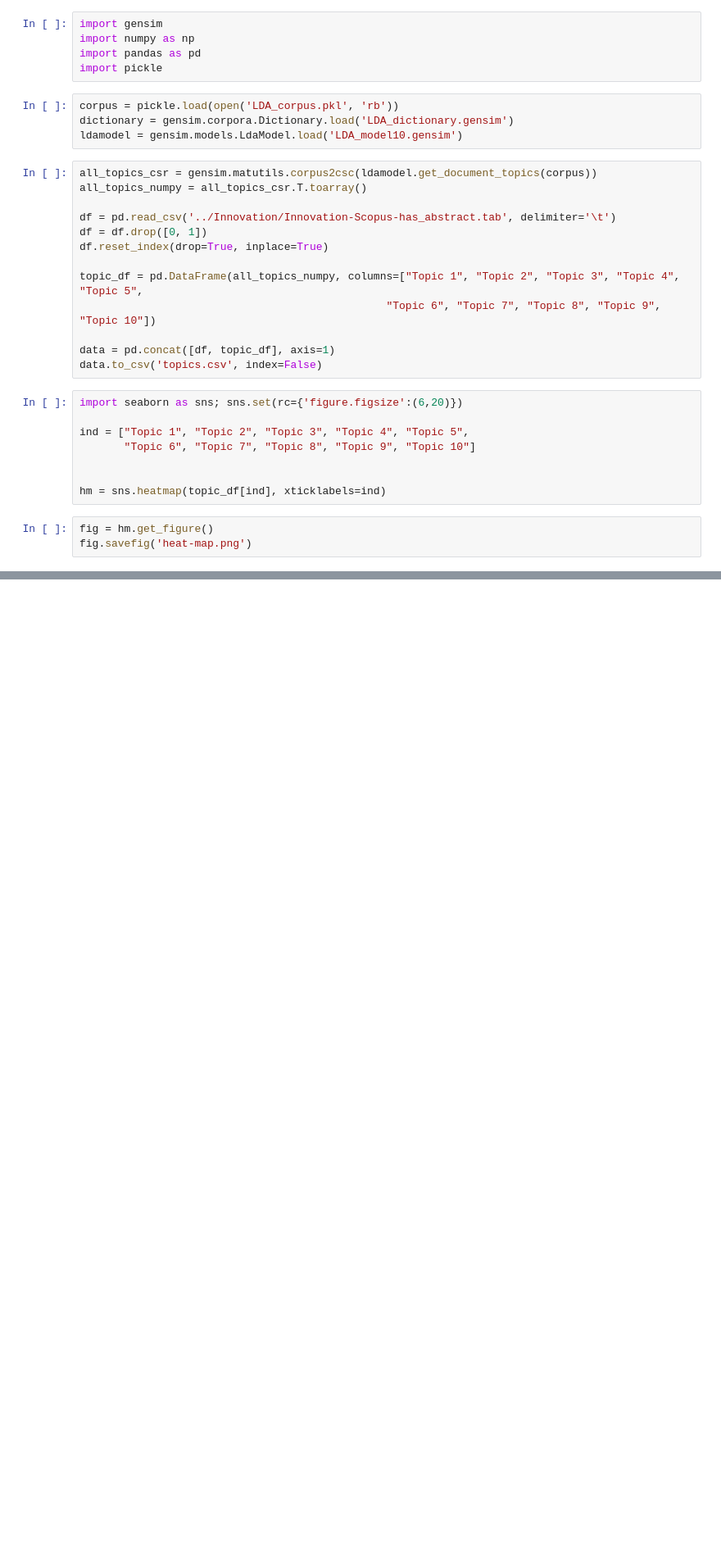
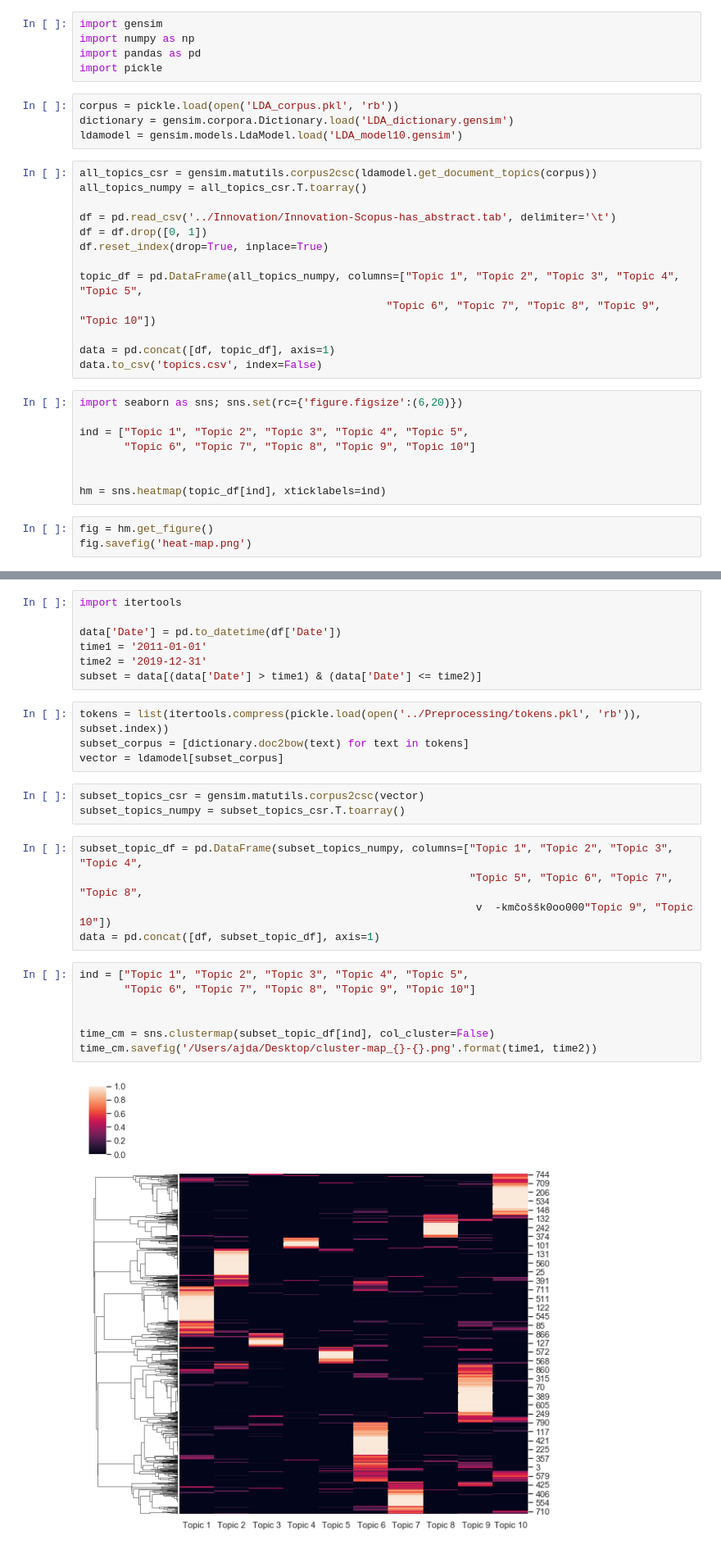
Before and after one commit to tourism4-0/BibMine, a Jupyter notebook: Topic Modeling/visualization.ipynb, the cells around one changed output, grey strips where cells are left out. Shown at 82% size. Drawn from its saved outputs; the diff is of its cells as text; blank space fills up the shorter version.

Commit message:
Draw plots for timeperiods

```diff
--- a/Topic Modeling/visualization.ipynb
+++ b/Topic Modeling/visualization.ipynb
@@ -36,0 +39,28 @@ cm.savefig('cluster-map.png')
+# %%
+import itertools
+
+data['Date'] = pd.to_datetime(df['Date'])
+time1 = '2011-01-01'
+time2 = '2019-12-31'
+subset = data[(data['Date'] > time1) & (data['Date'] <= time2)]
+# %%
+tokens = list(itertools.compress(pickle.load(open('../Preprocessing/tokens.pkl', 'rb')), subset.index))
+subset_corpus = [dictionary.doc2bow(text) for text in tokens]
+vector = ldamodel[subset_corpus]
+# %%
+subset_topics_csr = gensim.matutils.corpus2csc(vector)
+subset_topics_numpy = subset_topics_csr.T.toarray()
+# %%
+subset_topic_df = pd.DataFrame(subset_topics_numpy, columns=["Topic 1", "Topic 2", "Topic 3", "Topic 4",
+                                                             "Topic 5", "Topic 6", "Topic 7", "Topic 8",
+                                                              v  -kmčoššk0oo000"Topic 9", "Topic 10"])
+data = pd.concat([df, subset_topic_df], axis=1)
+# %%
+ind = ["Topic 1", "Topic 2", "Topic 3", "Topic 4", "Topic 5",
+       "Topic 6", "Topic 7", "Topic 8", "Topic 9", "Topic 10"]
+
+
+time_cm = sns.clustermap(subset_topic_df[ind], col_cluster=False)
+time_cm.savefig('/Users/ajda/Desktop/cluster-map_{}-{}.png'.format(time1, time2))
+# %% [output]
+[figure, added]
```
Also changed, not shown: parts of 1 cell of this notebook.
